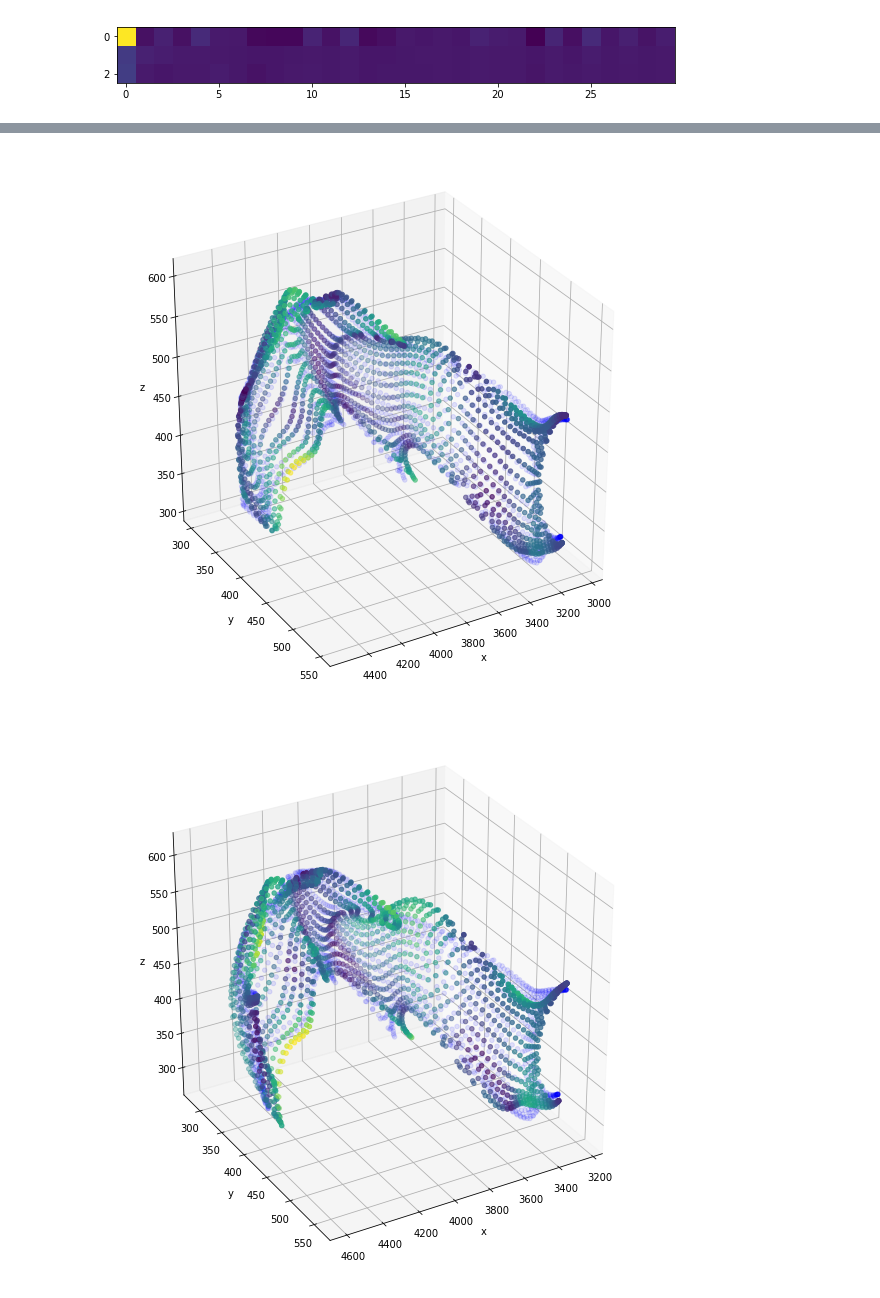
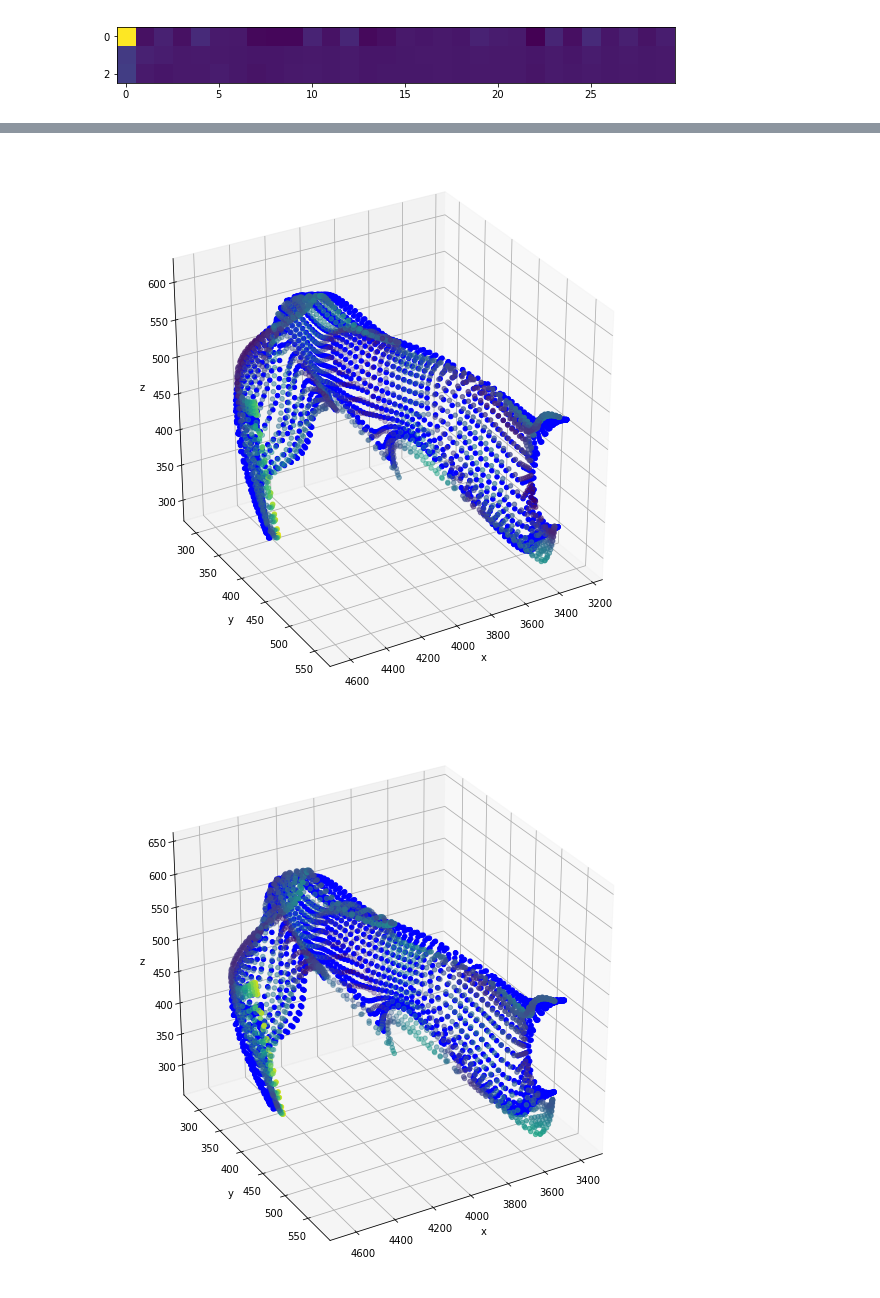
Before and after one commit to abbasloo/dnnAutoEm, a Jupyter notebook: carCrash.ipynb, the cells around one changed output, grey strips where cells are left out. Cells and saved outputs as stored; diff of their text form; code cells hidden in the pictures.

```diff
--- a/carCrash.ipynb
+++ b/carCrash.ipynb
@@ -12,8 +12,8 @@ name = '/home/mabbasloo/Documents/carData4/data/lbo/'
 name1 = '/home/mabbasloo/Desktop/Variational-Lstm-Autoencoder/data/'
 # %%
 filename = '/home/mabbasloo/Desktop/Variational-Lstm-Autoencoder/list'
-st = 20
-stride = 3
+st = 10
+stride = 6
 with open(filename) as f:
     data = f.readlines()
 data = [x.strip() for x in data]
@@ -184,16 +184,16 @@ n_out = n_in - l
 
 # define encoder
 visible = Input(shape=(n_in, 3*d))
-encoder = LSTM(2000, activation='relu')(visible)
+encoder = LSTM(500, activation='relu')(visible)
 
 # define reconstruct decoder
 decoder1 = RepeatVector(n_in)(encoder)
-decoder1 = LSTM(2000, activation='relu', return_sequences=True)(decoder1)
+decoder1 = LSTM(500, activation='relu', return_sequences=True)(decoder1)
 decoder1 = TimeDistributed(Dense(3*d))(decoder1)
 
 # define predict decoder
 decoder2 = RepeatVector(n_out)(encoder)
-decoder2 = LSTM(2000, activation='relu', return_sequences=True)(decoder2)
+decoder2 = LSTM(500, activation='relu', return_sequences=True)(decoder2)
 decoder2 = TimeDistributed(Dense(3*d))(decoder2)
 
 # tie it together
@@ -206,4 +206,4 @@ plot_model(model, show_shapes=True, to_file='composite_lstm_autoencoder.png')
 # %%
 # fit model
-model.fit(seq_in, [seq_in,seq_out], epochs=100, verbose=1)
+model.fit(seq_in, [seq_in,seq_out], epochs=200, verbose=1)
 # %% [output]
@@ -253,7 +253,7 @@ for i in range(0, st, 5):
     m = ['o', 'o']
     ax = fig.add_subplot(111, projection='3d')
     ax.scatter(xyz_reconstructed3[0], xyz_reconstructed3[1], xyz_reconstructed3[2], c=cl, marker=m[1])
-    ax.scatter(xyz3[0], xyz3[1], xyz3[2], c=c[0], marker=m[0], alpha=0.1)
+    ax.scatter(xyz3[0], xyz3[1], xyz3[2], c=c[0], marker=m[0], alpha=1.0)
     ax.view_init(30, 60)
     ax.set_xlabel('x')
     ax.set_ylabel('y')
@@ -266,20 +264,20 @@ for i in range(0, st, 5):
 # %%
 x_reconstructed3 = yhat[1].reshape(205-dim3, (st-l)*3, d)
-for i in range(l, st, 5):
+for i in range(l, st, 2):
     xyz3 = np.dot(np.dot(lxyz, DATA[dim3*st+i]), np.linalg.pinv(ds))
     xyz_reconstructed3 = np.dot(np.dot(lxyz, x_reconstructed3[0, (i-l)*3:(i-l+1)*3]), np.linalg.pinv(ds))
     cl = np.linalg.norm(np.abs(xyz3 - xyz_reconstructed3), axis=0)
     cl = (cl-np.amin(cl))/(np.amax(cl)-np.amin(cl))
     fig = plt.figure(figsize=(10, 10))
     c = ['b', 'r']
     m = ['o', 'o']
     ax = fig.add_subplot(111, projection='3d')
     ax.scatter(xyz_reconstructed3[0], xyz_reconstructed3[1], xyz_reconstructed3[2], c=cl, marker=m[1])
-    ax.scatter(xyz3[0], xyz3[1], xyz3[2], c=c[0], marker=m[0], alpha=0.1)
+    ax.scatter(xyz3[0], xyz3[1], xyz3[2], c=c[0], marker=m[0], alpha=1.0)
     ax.view_init(30, 60)
     ax.set_xlabel('x')
     ax.set_ylabel('y')
     ax.set_zlabel('z')
 # %% [output]
-[figure, old version]
+[figure, new version]
-[figure, old version]
+[figure, new version]
```
Also changed, not shown: parts of 11 cells of this notebook.
